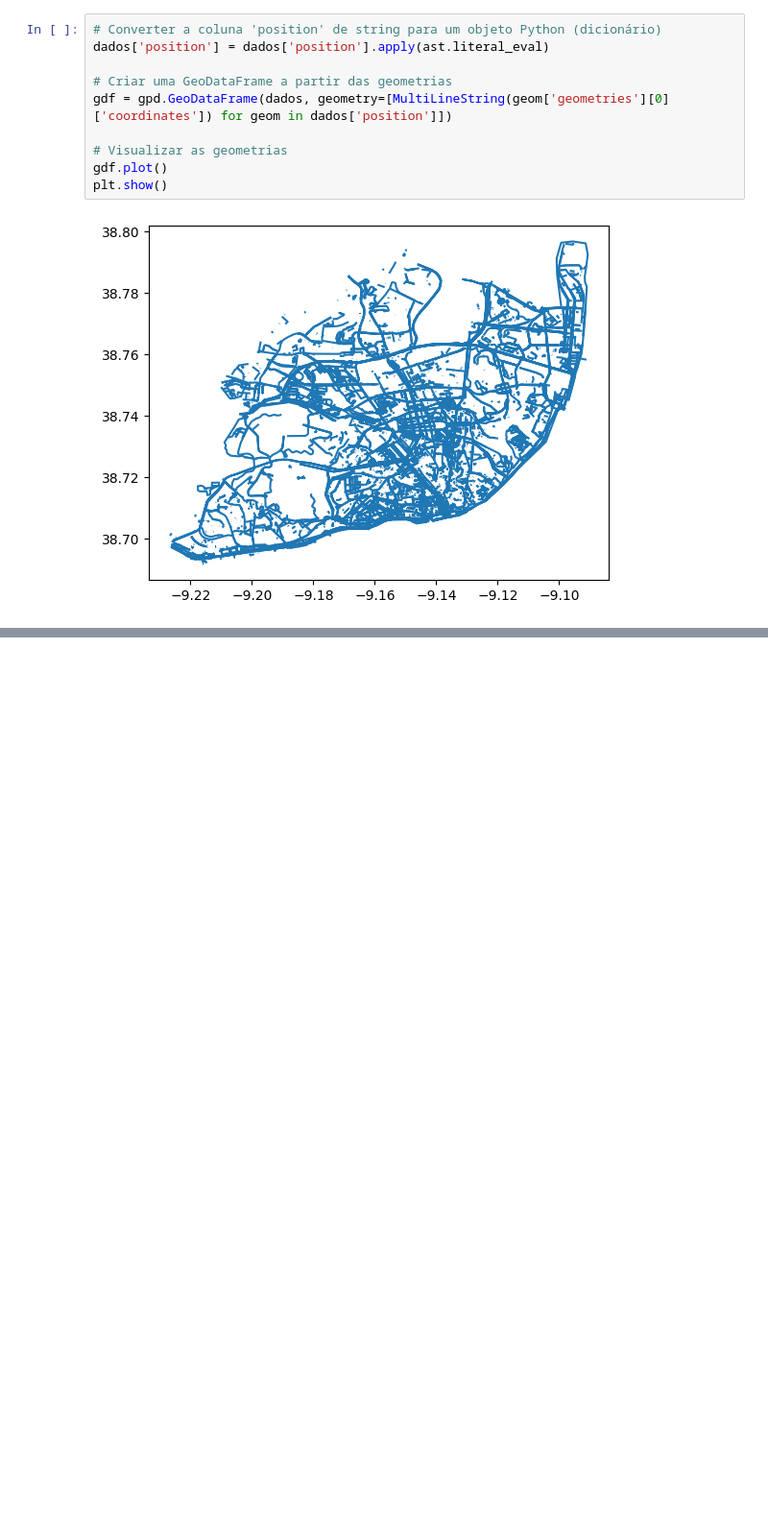
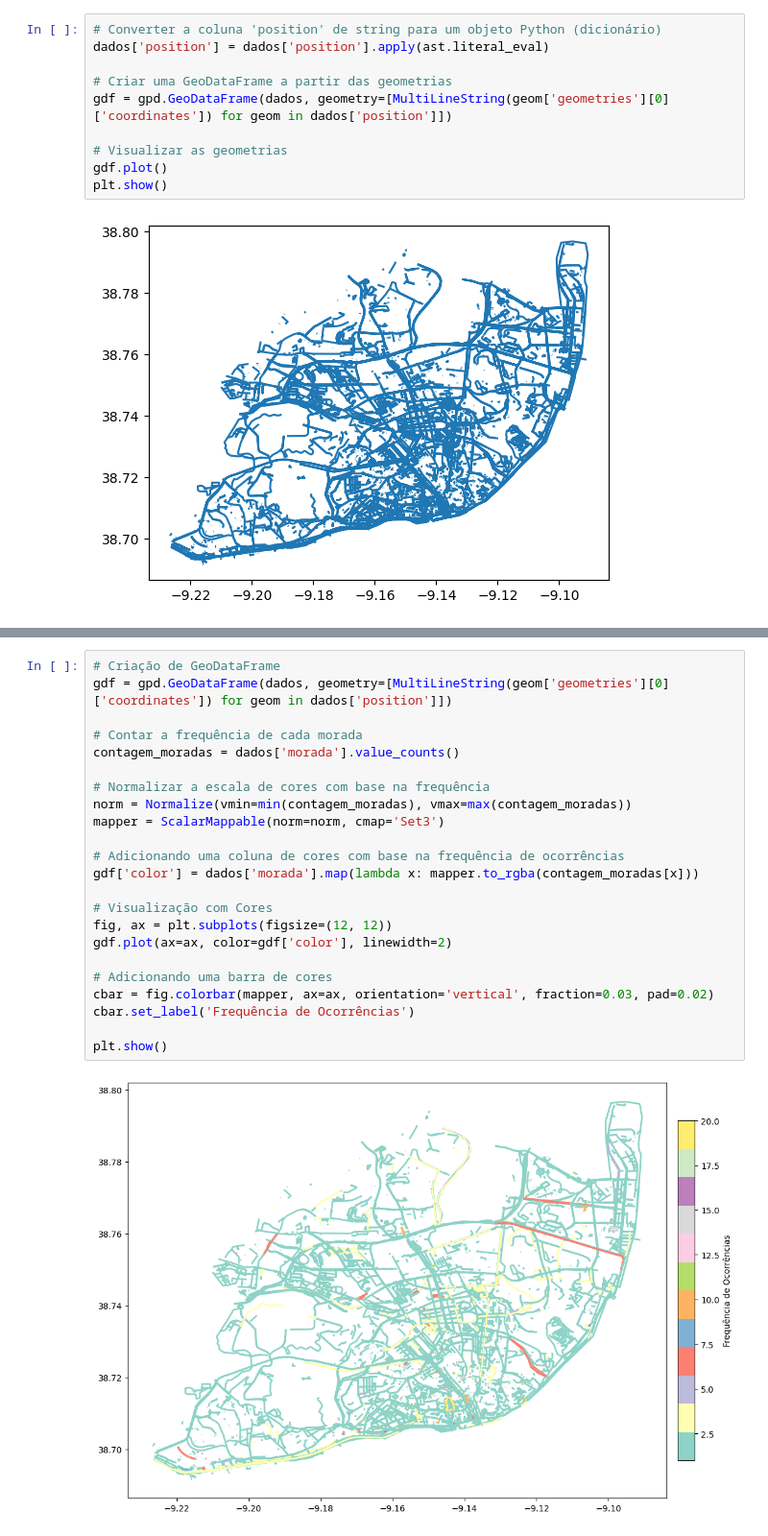
Before and after one commit to henriquePonte/PG-Transito, a Jupyter notebook: G6-Transito.ipynb, the cells around one changed output, grey strips where cells are left out. Shown at 96% size. Drawn from its saved outputs; the diff is of its cells as text; blank space fills up the shorter version.

```diff
--- a/G6-Transito.ipynb
+++ b/G6-Transito.ipynb
@@ -326,0 +368,25 @@ plt.show()
+# %%
+# Criação de GeoDataFrame
+gdf = gpd.GeoDataFrame(dados, geometry=[MultiLineString(geom['geometries'][0]['coordinates']) for geom in dados['position']])
+
+# Contar a frequência de cada morada
+contagem_moradas = dados['morada'].value_counts()
+
+# Normalizar a escala de cores com base na frequência
+norm = Normalize(vmin=min(contagem_moradas), vmax=max(contagem_moradas))
+mapper = ScalarMappable(norm=norm, cmap='Set3')
+
+# Adicionando uma coluna de cores com base na frequência de ocorrências
+gdf['color'] = dados['morada'].map(lambda x: mapper.to_rgba(contagem_moradas[x]))
+
+# Visualização com Cores
+fig, ax = plt.subplots(figsize=(12, 12))
+gdf.plot(ax=ax, color=gdf['color'], linewidth=2)
+
+# Adicionando uma barra de cores
+cbar = fig.colorbar(mapper, ax=ax, orientation='vertical', fraction=0.03, pad=0.02)
+cbar.set_label('Frequência de Ocorrências')
+
+plt.show()
+# %% [output]
+[figure, added]
```
Also changed, not shown: parts of 5 cells of this notebook.
